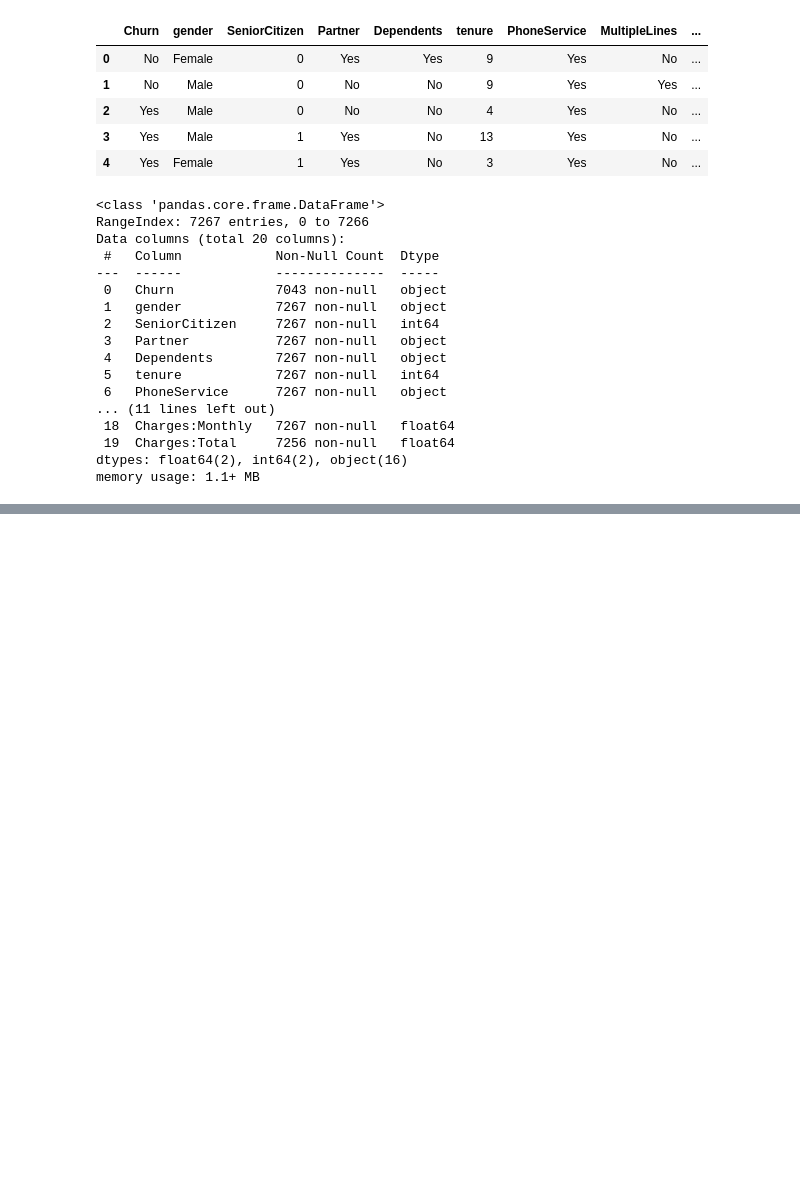
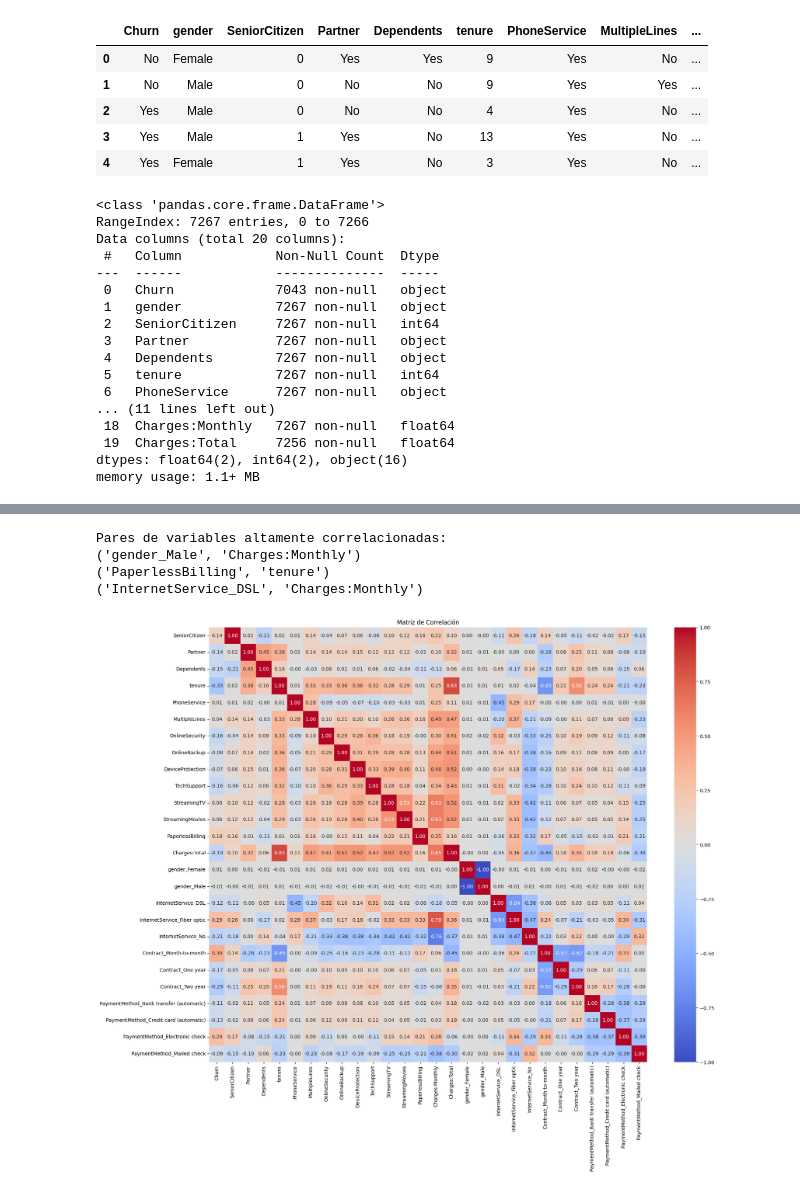
Before and after one commit to Ronaldvarela852/Challenge-ONE-Data-Science-Telecom-X-parte-2, a Jupyter notebook: Challenge_Telecom_X_parte_2.ipynb, the cells around one changed output, grey strips where cells are left out. Saved outputs shown, nothing was run; the diff lists cells and outputs as text; code cells hidden in the pictures; blank space fills up the shorter version.

```diff
--- a/Challenge_Telecom_X_parte_2.ipynb
+++ b/Challenge_Telecom_X_parte_2.ipynb
@@ -81,0 +277,28 @@ memory usage: 1.1+ MB
+# %%
+# umbral de correlación
+umbral = 0.75
+
+# pares de variables altamente correlacionadas
+correlacion_alta = set()
+for i in range(len(matriz_correlacion.columns)-2):
+    for j in range(i):
+        if abs(matriz_correlacion.iloc[i, j]) > umbral:
+            colname_i = matriz_correlacion.columns[i]
+            colname_j = matriz_correlacion.columns[j]
+            correlacion_alta.add((colname_i, colname_j))
+
+print("Pares de variables altamente correlacionadas:")
+for pares in correlacion_alta:
+    print(pares)
+# %% [output]
+Pares de variables altamente correlacionadas:
+('gender_Male', 'Charges:Monthly')
+('PaperlessBilling', 'tenure')
+('InternetService_DSL', 'Charges:Monthly')
+# %%
+plt.figure(figsize=(20, 16))
+sns.heatmap(matriz_correlacion, annot=True, cmap='coolwarm', fmt=".2f")
+plt.title('Matriz de Correlación')
+plt.show()
+# %% [output]
+[figure, added]
```
Also changed, not shown: parts of 38 cells of this notebook.
